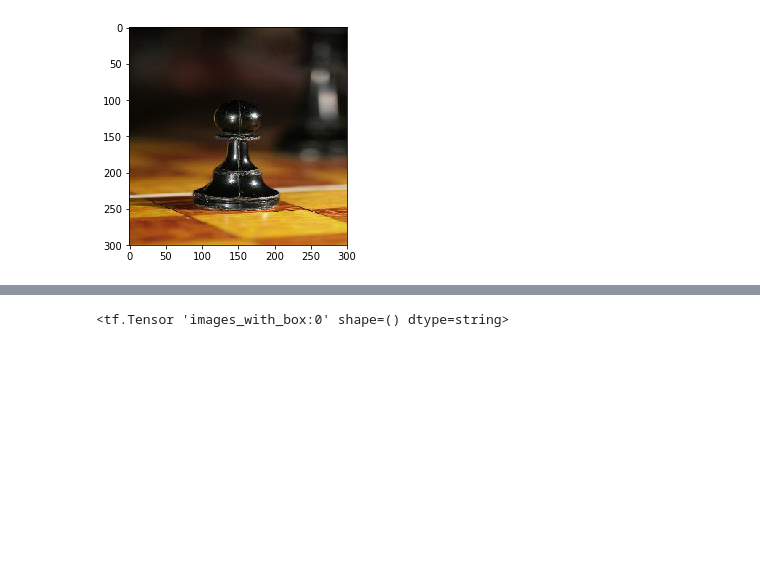
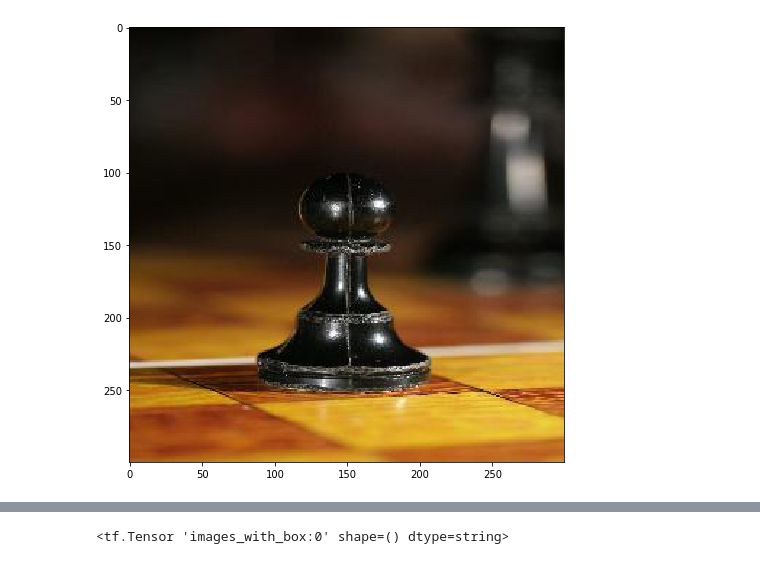
Before and after one commit to Simikamali/image_augment, a Jupyter notebook: DataAug.ipynb, the cells around one changed output, grey strips where cells are left out. Saved outputs shown, nothing was run; the diff lists cells and outputs as text; code cells hidden in the pictures; blank space fills up the shorter version.

```diff
--- a/DataAug.ipynb
+++ b/DataAug.ipynb
@@ -14,10 +14,11 @@ shape = img.shape
 # Expands box dimensions and divides by image width/height
 box = np.expand_dims(np.expand_dims(boxes,0),0)/300
 # %%
+fig = plt.figure(figsize=(8,8))
 plt.imshow(img)
 plt.show()
 # %% [output]
-[figure, old version]
+[figure, new version]
 # %%
 tf_img = tf.convert_to_tensor(np.expand_dims(img,0), np.float32)
 box = tf.convert_to_tensor(box, np.float32)
```
Also changed, not shown: parts of 11 cells of this notebook.
